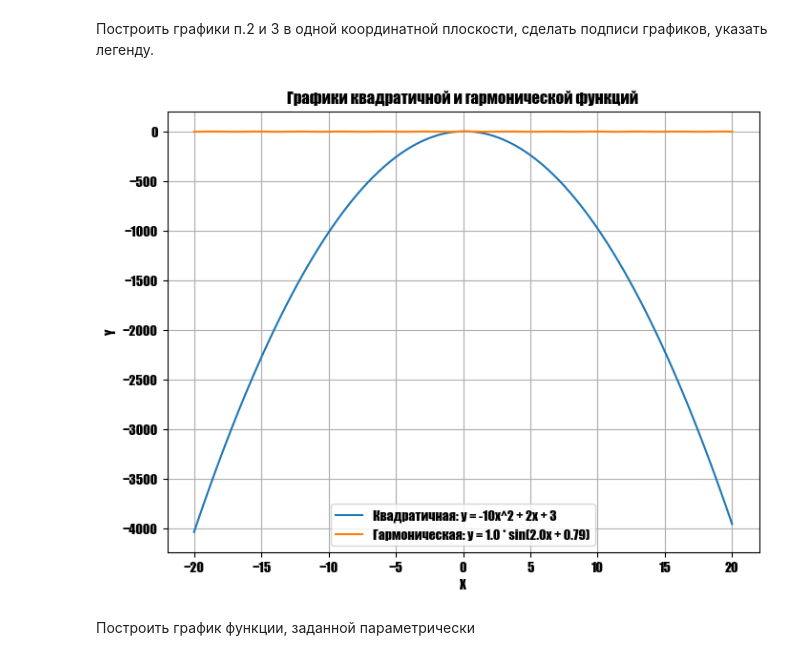
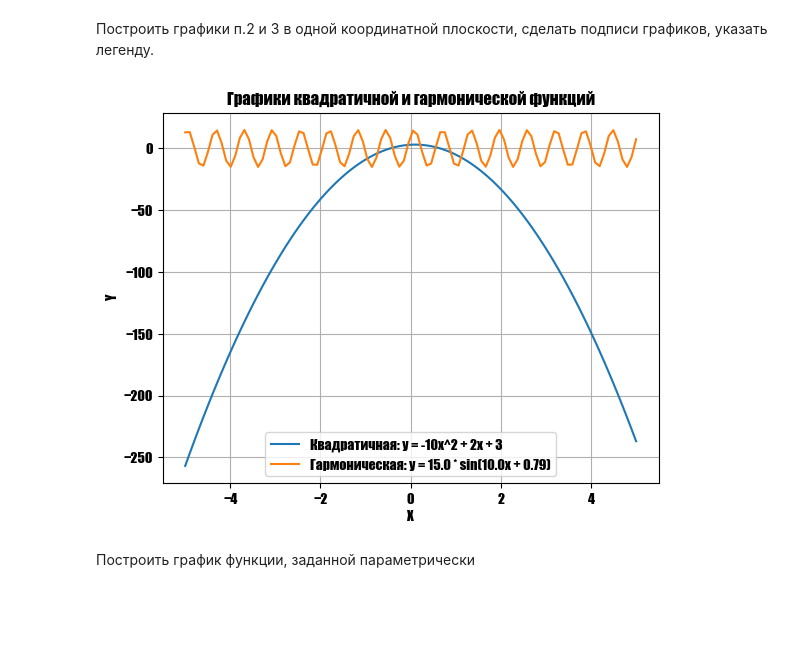
Before and after one commit to ayanasgba/big_data_labs, a Jupyter notebook: labWork3/Sagynbekova_lab3.ipynb, the cells around one changed output. Drawn from its saved outputs; the diff is of its cells as text; code cells hidden in the pictures; blank space fills up the shorter version.

```diff
--- a/labWork3/Sagynbekova_lab3.ipynb
+++ b/labWork3/Sagynbekova_lab3.ipynb
@@ -370,38 +370,38 @@ plt.show()
 # %%
 a = -10
 b = 2
 c = 3
 
-x = np.linspace(-20, 20, 100)
+x = np.linspace(-5, 5, 100)
 
 y = a * x**2 + b * x + c
 
-amplitude = 1.0
-frequency = 2.0
+amplitude = 15.0
+frequency = 10.0
 phase = np.pi / 4
 
 y_har = amplitude * np.sin(frequency * x + phase)
 
 # Создаем график
-plt.figure(figsize=(8, 6))
+plt.figure()
 
 # График квадратичной функции
 plt.plot(x, y, label=f'Квадратичная: y = {a}x^2 + {b}x + {c}')
 
 # График гармонической функции
 plt.plot(x, y_har, label=f'Гармоническая: y = {amplitude} * sin({frequency}x + {phase:.2f})')
 
 # Добавляем подписи
 plt.xlabel('X')
 plt.ylabel('Y')
 plt.title('Графики квадратичной и гармонической функций')
+
+plt.legend()
 plt.grid(True)
-plt.legend()
-
 # Отображаем графики
 plt.show()
 # %% [output]
-[figure, old version]
+[figure, new version]
 # %% [markdown]
 Построить график функции, заданной параметрически
 # %%
```
Also changed, not shown: parts of 3 cells of this notebook.
